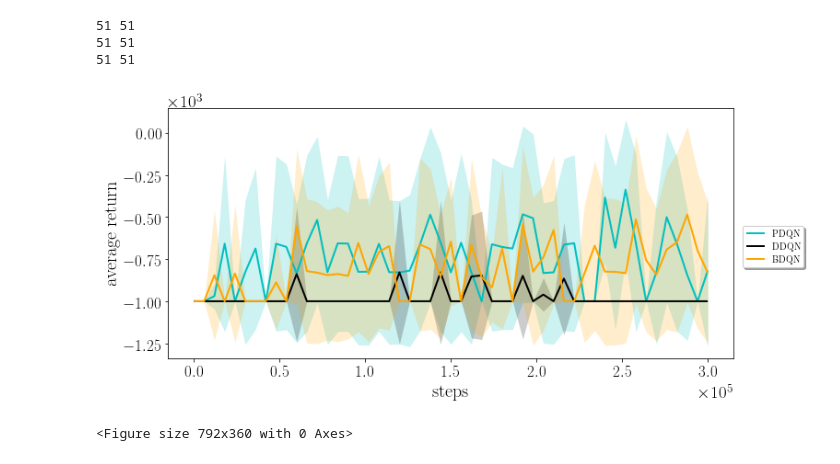
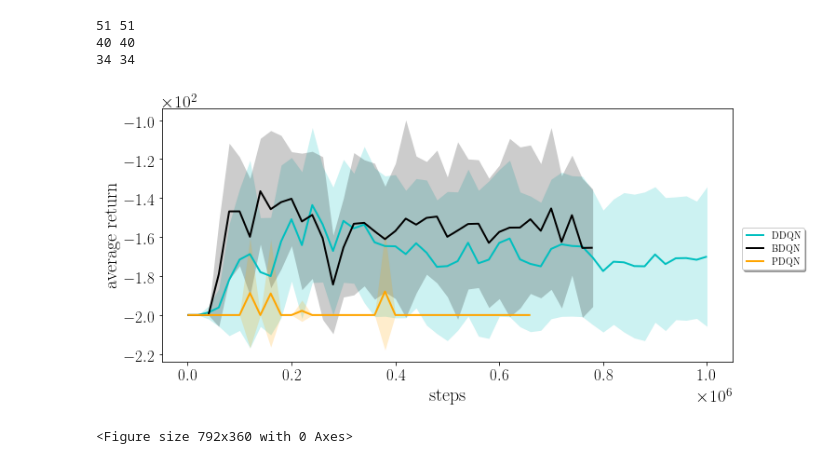
Before and after one commit to albertometelli/weightedDQN, a Jupyter notebook: dqn/atari/res_2/notebook.ipynb, the cells around one changed output. Saved outputs shown, nothing was run; the diff lists cells and outputs as text; code cells hidden in the pictures.

```diff
--- a/dqn/atari/res_2/notebook.ipynb
+++ b/dqn/atari/res_2/notebook.ipynb
@@ -103,10 +103,10 @@ def plot_ci(xs, ys, conf, n, xlabel=None, ylabel=None, label=None, ax=None, **kw
     return ax
 # %%
 environments = ['Mountain']#'BankHeist','Asterix','Asteroids'
-algorithms = ['particle','dqn','boot']
-eval_freq = [6e3,1e3]
+algorithms = ['dqn','boot','particle']#,,'boot'
+eval_freq = [2e4,1e3]
 #policies = [['weighted'],['weighted-gaussian'],['boot','weighted'],['eps-greedy', 'boltzmann']]
-updates = [['optimistic'],[''],[''],['weighted','max_mean'],['']]
+updates = [[''],[''],['optimistic'],['weighted','max_mean'],['']]
 alg_to_label={
         'particle':'PDQN',
         'gaussian':'GDQN',
@@ -179,34 +179,34 @@ for e,env in enumerate(environments):
                     if e == 0:
                         legend_labels.append(alg_to_label[alg])
                         legend_colors.append(col[i])
                         legend_markers.append(markers[i])
                     print(min_rows,max_rows)
                     cum_reward_test = np.stack(res)
                     #print(cum_reward_test)
                     indexes = [i*subsample for i in range(len(timesteps) // subsample)]
 
 
                     ax = plot_ci(timesteps[indexes],cum_reward_test[:, indexes], conf,
                                 5, xlabel='steps', ylabel='average return', label=alg_to_label[alg] ,
                                  ax=ax, linewidth=2.0, linestyle=ls[0], color=col[i])
                     #ax.set_ylim(limits[e])
 
                     i += 1
     lgd=fig.legend(loc='center right',
                           ncol=1, fancybox=True, shadow=True)#,bbox_to_anchor=(0.42, 0)
 
     fig.savefig(env+".pdf",format='pdf', bbox_inches='tight',bbox_extra_artists=(lgd,))
 
 fig = plt.figure(figsize=(11, 5))
 patches = [ mlines.Line2D([], [], color=legend_colors[i], marker=legend_markers[i],
                           label=legend_labels[i])  for i in range(len(legend_labels)) ]
 
 #lgd=fig.legend( patches, legend_labels, ncol=6,
 #           loc='center')
 #fig.savefig('atari-legend.pdf',format='pdf',bbox_extra_artists=(lgd,), bbox_inches='tight')
 # %% [output]
 51 51
-51 51
-51 51
+40 40
+34 34
-[figure, old version]
+[figure, new version]
 <Figure size 792x360 with 0 Axes>
```
Also changed, not shown: 3 other files.
